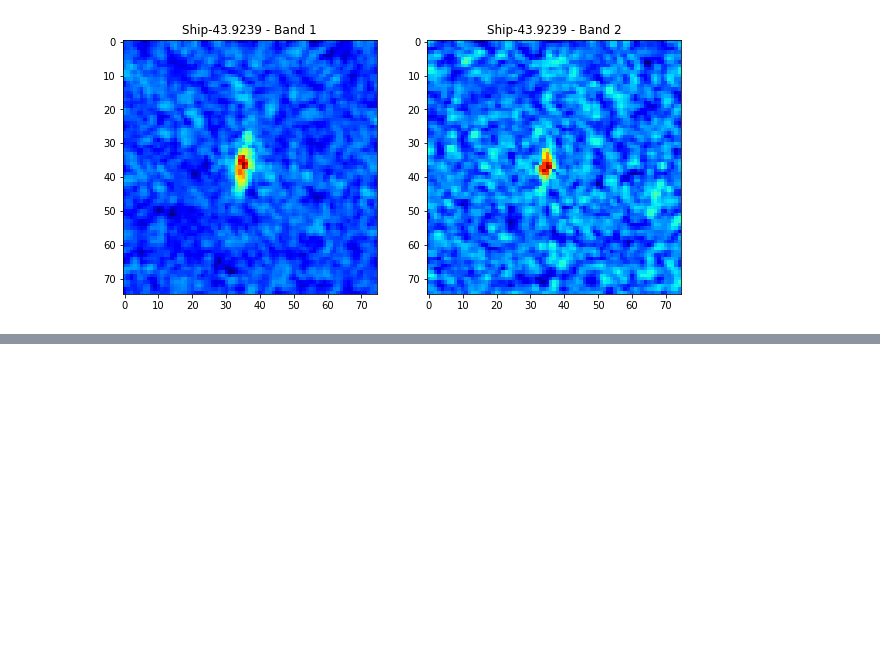
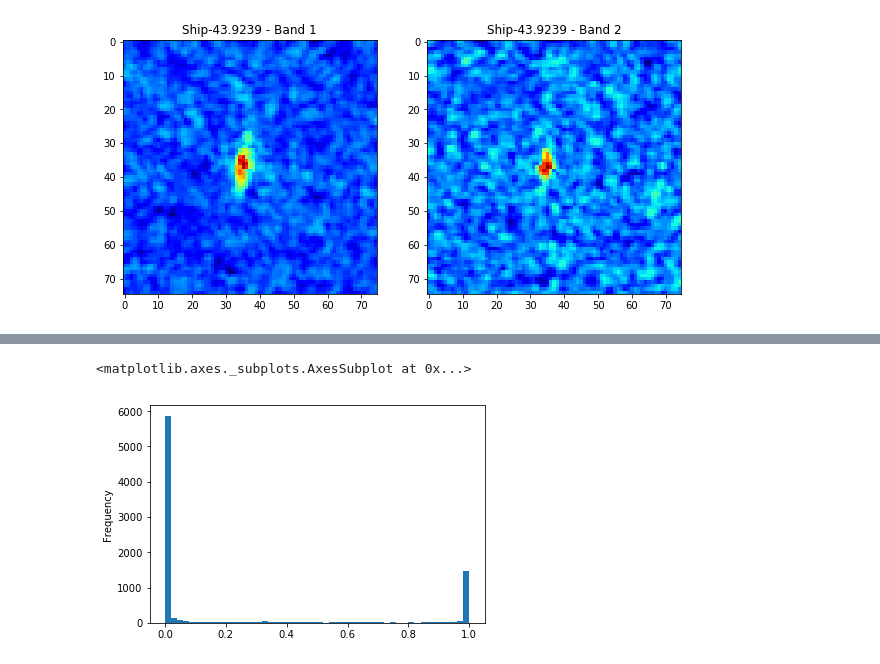
Before and after one commit to why2012/notebook, a Jupyter notebook: Iceberg_VGG_MobileNet_Trans.ipynb, the cells around one changed output, grey strips where cells are left out. Cells and saved outputs as stored; diff of their text form; code cells hidden in the pictures; blank space fills up the shorter version.

```diff
--- a/Iceberg_VGG_MobileNet_Trans.ipynb
+++ b/Iceberg_VGG_MobileNet_Trans.ipynb
@@ -515,0 +587,5 @@ submission.to_csv('submission-vgg-mobilenet-plain.csv', index=False)
+# %%
+wierd_data.is_iceberg.plot.hist(bins=50)
+# %% [output]
+<matplotlib.axes._subplots.AxesSubplot at 0x...>
+[figure, added]
```
Also changed, not shown: parts of 37 cells of this notebook, 4 other files.
